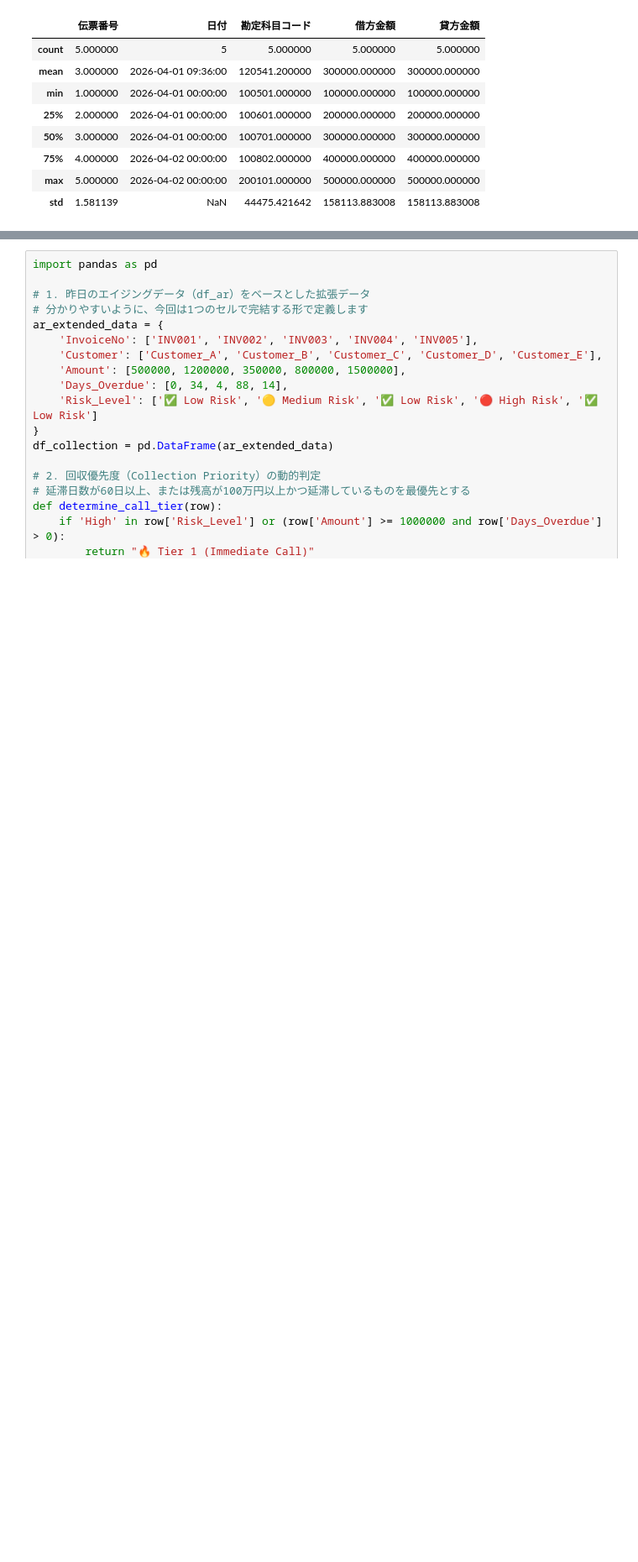
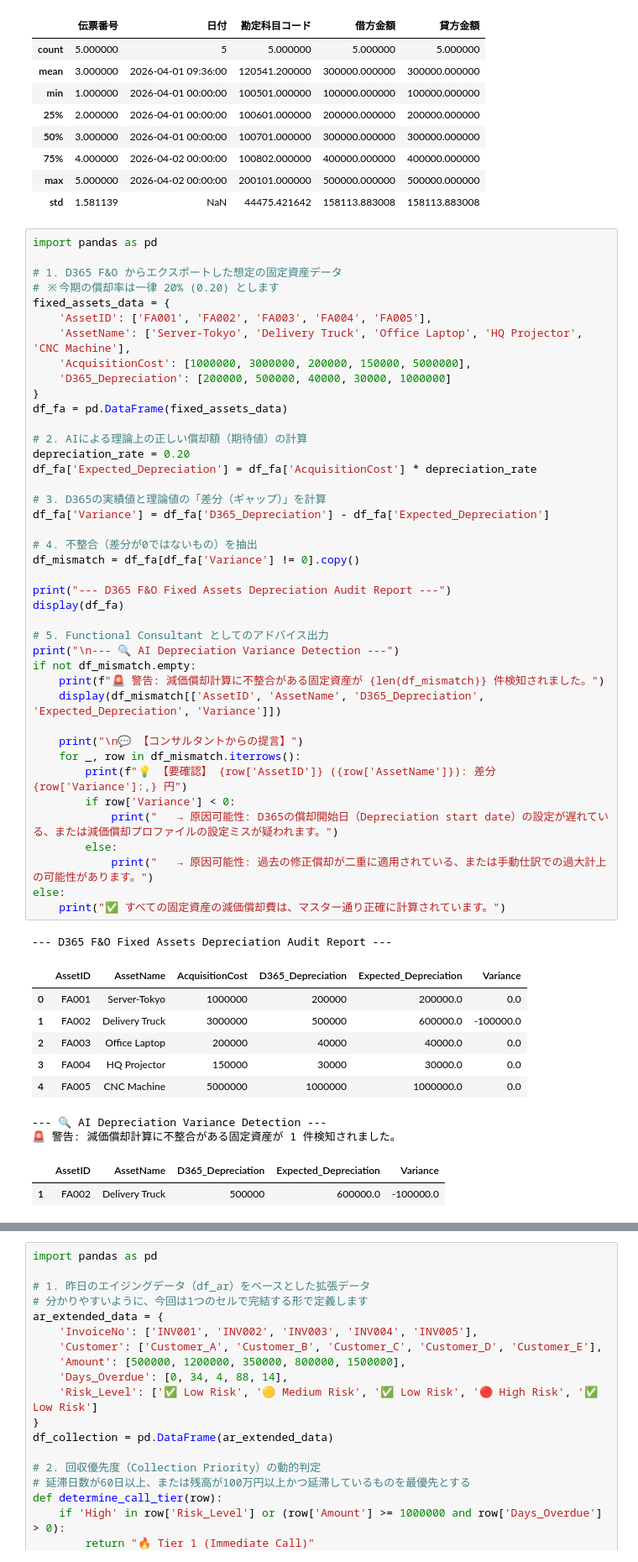
Before and after one commit to KojiKaiwa/D365-Finance-Automation, a Jupyter notebook: D365_Data_Processing.ipynb, the cells around one changed output, grey strips where cells are left out. Shown at 84% size. Cells and saved outputs as stored; diff of their text form; blank space fills up the shorter version.

```diff
--- a/D365_Data_Processing.ipynb
+++ b/D365_Data_Processing.ipynb
@@ -31,3 +31,56 @@ display(df.describe())
 | 75% | 4.000000 | 2026-04-02 00:00:00 | 100802.000000 | 400000.000000 | 400000.000000 |
 | max | 5.000000 | 2026-04-02 00:00:00 | 200101.000000 | 500000.000000 | 500000.000000 |
 | std | 1.581139 | NaN | 44475.421642 | 158113.883008 | 158113.883008 |
+# %%
+import pandas as pd
+
+# 1. D365 F&O からエクスポートした想定の固定資産データ
+# ※今期の償却率は一律 20% (0.20) とします
+fixed_assets_data = {
+    'AssetID': ['FA001', 'FA002', 'FA003', 'FA004', 'FA005'],
+    'AssetName': ['Server-Tokyo', 'Delivery Truck', 'Office Laptop', 'HQ Projector', 'CNC Machine'],
+    'AcquisitionCost': [1000000, 3000000, 200000, 150000, 5000000],
+    'D365_Depreciation': [200000, 500000, 40000, 30000, 1000000]
+}
+df_fa = pd.DataFrame(fixed_assets_data)
+
+# 2. AIによる理論上の正しい償却額（期待値）の計算
+depreciation_rate = 0.20
+df_fa['Expected_Depreciation'] = df_fa['AcquisitionCost'] * depreciation_rate
+
+# 3. D365の実績値と理論値の「差分（ギャップ）」を計算
+df_fa['Variance'] = df_fa['D365_Depreciation'] - df_fa['Expected_Depreciation']
+
+# 4. 不整合（差分が0ではないもの）を抽出
+df_mismatch = df_fa[df_fa['Variance'] != 0].copy()
+
+print("--- D365 F&O Fixed Assets Depreciation Audit Report ---")
+display(df_fa)
+
+# 5. Functional Consultant としてのアドバイス出力
+print("\n--- 🔍 AI Depreciation Variance Detection ---")
+if not df_mismatch.empty:
+    print(f"🚨 警告: 減価償却計算に不整合がある固定資産が {len(df_mismatch)} 件検知されました。")
+    display(df_mismatch[['AssetID', 'AssetName', 'D365_Depreciation', 'Expected_Depreciation', 'Variance']])
+
+    print("\n💬 【コンサルタントからの提言】")
+    for _, row in df_mismatch.iterrows():
+        print(f"💡 【要確認】 {row['AssetID']} ({row['AssetName']}): 差分 {row['Variance']:,} 円")
+        if row['Variance'] < 0:
+            print("   → 原因可能性: D365の償却開始日（Depreciation start date）の設定が遅れている、または減価償却プロファイルの設定ミスが疑われます。")
+        else:
+            print("   → 原因可能性: 過去の修正償却が二重に適用されている、または手動仕訳での過大計上の可能性があります。")
+else:
+    print("✅ すべての固定資産の減価償却費は、マスター通り正確に計算されています。")
+# %% [output]
+--- D365 F&O Fixed Assets Depreciation Audit Report ---
+|  | AssetID | AssetName | AcquisitionCost | D365_Depreciation | Expected_Depreciation | Variance |
+| 0 | FA001 | Server-Tokyo | 1000000 | 200000 | 200000.0 | 0.0 |
+| 1 | FA002 | Delivery Truck | 3000000 | 500000 | 600000.0 | -100000.0 |
+| 2 | FA003 | Office Laptop | 200000 | 40000 | 40000.0 | 0.0 |
+| 3 | FA004 | HQ Projector | 150000 | 30000 | 30000.0 | 0.0 |
+| 4 | FA005 | CNC Machine | 5000000 | 1000000 | 1000000.0 | 0.0 |
+--- 🔍 AI Depreciation Variance Detection ---
+🚨 警告: 減価償却計算に不整合がある固定資産が 1 件検知されました。
+|  | AssetID | AssetName | D365_Depreciation | Expected_Depreciation | Variance |
+| 1 | FA002 | Delivery Truck | 500000 | 600000.0 | -100000.0 |
```
Also changed, not shown: parts of 2 cells of this notebook.
